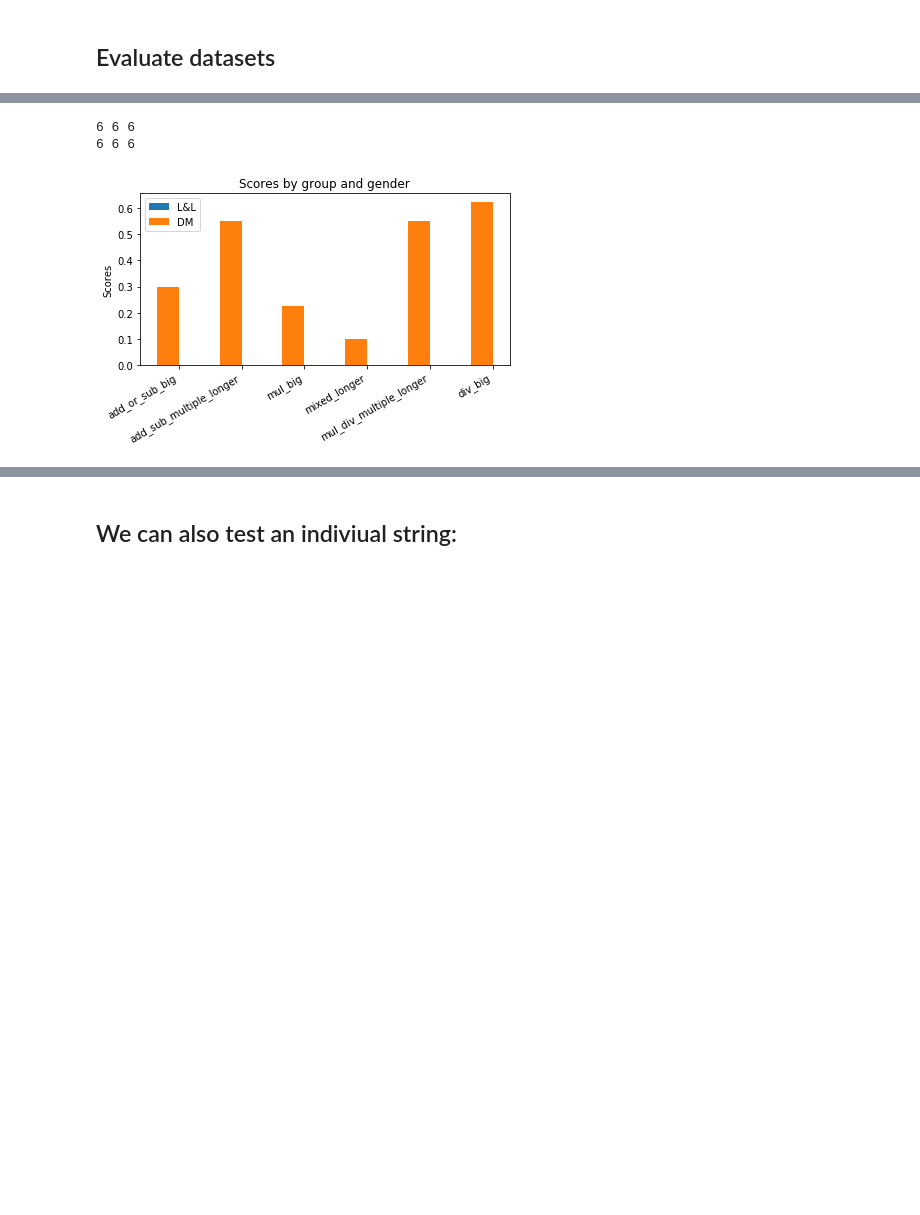
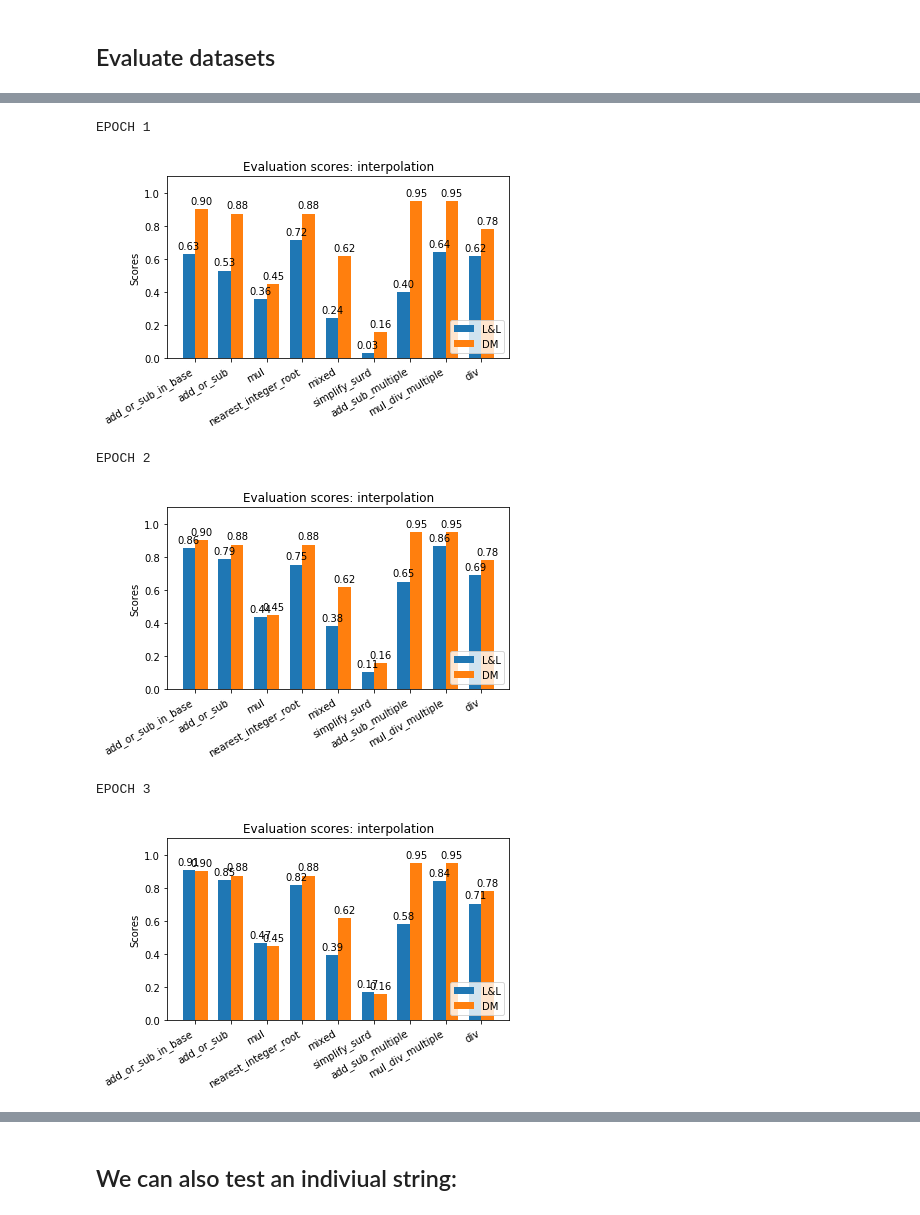
Before and after one commit to lvwerra/deep-math, a Jupyter notebook: notebooks/baselines/vwl-0.4-evalute-arithmetics.ipynb, the cells around one changed output, grey strips where cells are left out. Cells and saved outputs as stored; diff of their text form; code cells hidden in the pictures; blank space fills up the shorter version.

Commit message:
feat: finalize evaluation procedure

```diff
--- a/notebooks/baselines/vwl-0.4-evalute-arithmetics.ipynb
+++ b/notebooks/baselines/vwl-0.4-evalute-arithmetics.ipynb
@@ -32,5 +36,5 @@ GPU Available:  True
 # %%
-def plot_two_results(result_1, result_2=None, experiments=['L&L']):
+def plot_two_results(result_1, result_2=None, experiments=['L&L'], title=''):
     labels = []
     array_1 = []
     array_2 = []
@@ -56,7 +60,7 @@ def plot_two_results(result_1, result_2=None, experiments=['L&L']):
 
     # Add some text for labels, title and custom x-axis tick labels, etc.
     ax.set_ylabel('Scores')
-    ax.set_title('Scores by group and gender')
+    ax.set_title('Evaluation scores: ' + title)
     ax.set_xticks(x)
     ax.set_xticklabels(labels, rotation=30, ha="right")
     ax.legend()
@@ -79,5 +83,6 @@ def plot_two_results(result_1, result_2=None, experiments=['L&L']):
     autolabel(rects1)
 
     fig.tight_layout()
-
+    plt.ylim([0, 1.1])
+    plt.legend(loc='lower right')
     plt.show()
@@ -83,0 +135,25 @@ def plot_two_results(result_1, result_2=None, experiments=['L&L']):
+# %%
+def evaluate_arithmetics_interpolate(lstm_eval, input_texts, target_texts, print_res=False):
+    test_set = 'interpolate'
+    results = {}
+
+    results_deepmind = {'arithmetic__add_or_sub': 0.875,
+                        'arithmetic__add_or_sub_in_base': 0.9,
+                        'arithmetic__add_sub_multiple': .95,
+                        'arithmetic__mul_div_multiple': .95,
+                        'arithmetic__nearest_integer_root': .875,
+                        'arithmetic__mul': 0.45,
+                        'arithmetic__div': 0.78,
+                        'arithmetic__simplify_surd':0.16,
+                        'arithmetic__mixed': 0.62}
+
+    for module in input_texts[test_set]:
+        metric = lstm_eval.evaluate_model(input_texts[test_set][module], target_texts[test_set][module])
+        if print_res:
+            print(test_set, module)
+            print('metric:', metric, '\n')
+        results[module] = metric
+
+    plot_two_results(results, results_deepmind, experiments=['L&L', 'DM'], title='interpolation')
+
+    return results, results_deepmind
@@ -150 +184,3 @@ Length of set train is 9
+# %%
+job_ids = {1:'j4bu146wamlr9', 2: 'js0kldpwp1nhos', 3: 'jroi3ag4aros6'}
 # %%
@@ -173,2 +193,5 @@ arithmetic__nearest_integer_root
+# %%
+model_path = Path('../../../storage/artifacts/'  + job_ids[1])
+settings_dict, input_texts, target_texts = get_data(model_path/'settings.json')
 # %% [markdown]
 ## Evaluate datasets
@@ -266,6 +198,13 @@ import numpy as np
-# %%
-plot_comparison([results, results_deepmind], ['L&L', 'DM'])
-# %% [output]
-6 6 6
-6 6 6
-[figure, removed]
+# %%
+for epoch, job_id in job_ids.items():
+    model_path = Path('../../../storage/artifacts/'  + job_id)
+    lstm_eval = LSTM_Evaluator(model_path)
+    print('EPOCH', epoch)
+    res, res_dm = evaluate_arithmetics_interpolate(lstm_eval, input_texts, target_texts)
+# %% [output]
+EPOCH 1
+[figure, added]
+EPOCH 2
+[figure, added]
+EPOCH 3
+[figure, added]
```
Also changed, not shown: parts of 18 cells of this notebook, 1 other file.
